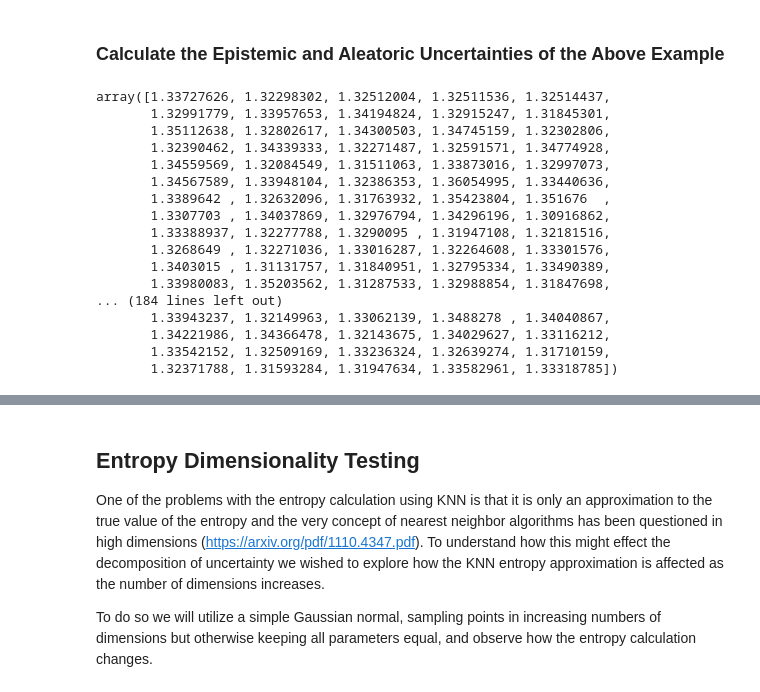
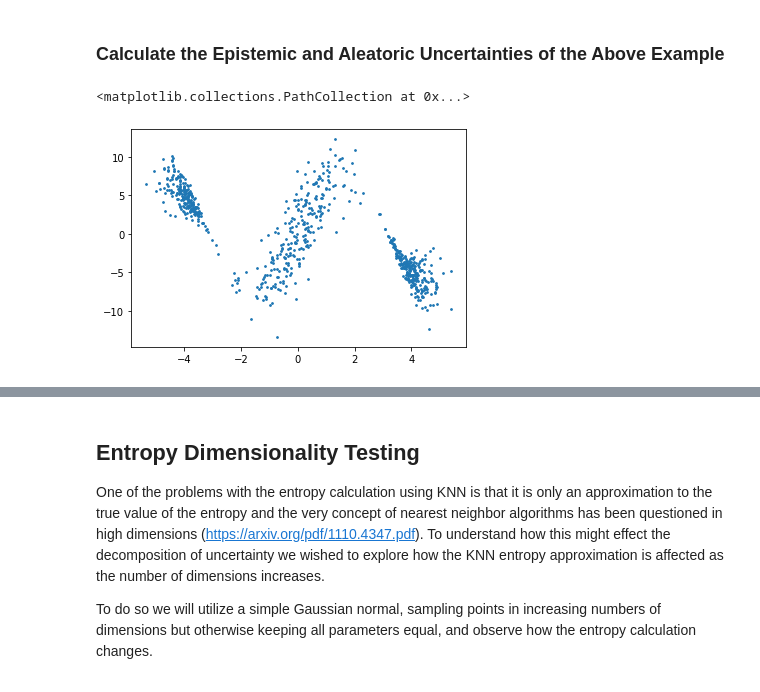
Before and after one commit to 2020fa-207-final-project/decomposition-of-uncertainty, a Jupyter notebook: notebooks/demo_decomposition.ipynb, the cells around one changed output, grey strips where cells are left out. Drawn from its saved outputs; the diff is of its cells as text; code cells hidden in the pictures.

```diff
--- a/notebooks/demo_decomposition.ipynb
+++ b/notebooks/demo_decomposition.ipynb
@@ -147,20 +151,5 @@ epistemic_entropy = np.mean(test_H, axis=-1)
-# %%
-epistemic_entropy
-# %% [output]
-array([1.33727626, 1.32298302, 1.32512004, 1.32511536, 1.32514437,
-       1.32991779, 1.33957653, 1.34194824, 1.32915247, 1.31845301,
-       1.35112638, 1.32802617, 1.34300503, 1.34745159, 1.32302806,
-       1.32390462, 1.34339333, 1.32271487, 1.32591571, 1.34774928,
-       1.34559569, 1.32084549, 1.31511063, 1.33873016, 1.32997073,
-       1.34567589, 1.33948104, 1.32386353, 1.36054995, 1.33440636,
-       1.3389642 , 1.32632096, 1.31763932, 1.35423804, 1.351676  ,
-       1.3307703 , 1.34037869, 1.32976794, 1.34296196, 1.30916862,
-       1.33388937, 1.32277788, 1.3290095 , 1.31947108, 1.32181516,
-       1.3268649 , 1.32271036, 1.33016287, 1.32264608, 1.33301576,
-       1.3403015 , 1.31131757, 1.31840951, 1.32795334, 1.33490389,
-       1.33980083, 1.35203562, 1.31287533, 1.32988854, 1.31847698,
-... (184 lines left out)
-       1.33943237, 1.32149963, 1.33062139, 1.3488278 , 1.34040867,
-       1.34221986, 1.34366478, 1.32143675, 1.34029627, 1.33116212,
-       1.33542152, 1.32509169, 1.33236324, 1.32639274, 1.31710159,
-       1.32371788, 1.31593284, 1.31947634, 1.33582961, 1.33318785])
+# %%
+plt.scatter(X_hsc, y_hsc, s=3)
+# %% [output]
+<matplotlib.collections.PathCollection at 0x...>
+[figure, added]
```
Also changed, not shown: parts of 7 cells of this notebook, 1 other file.
